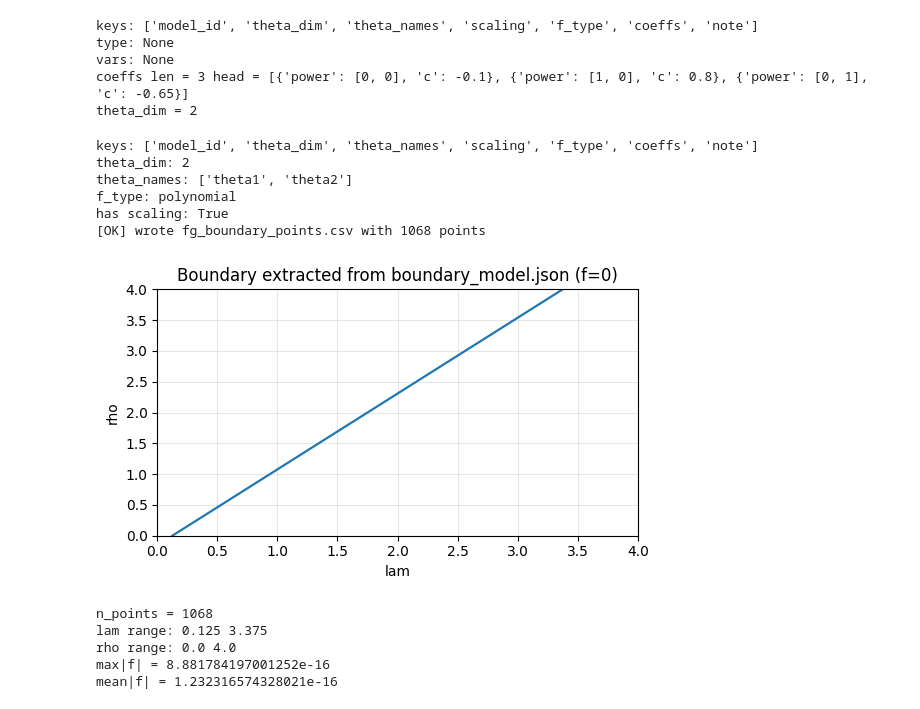
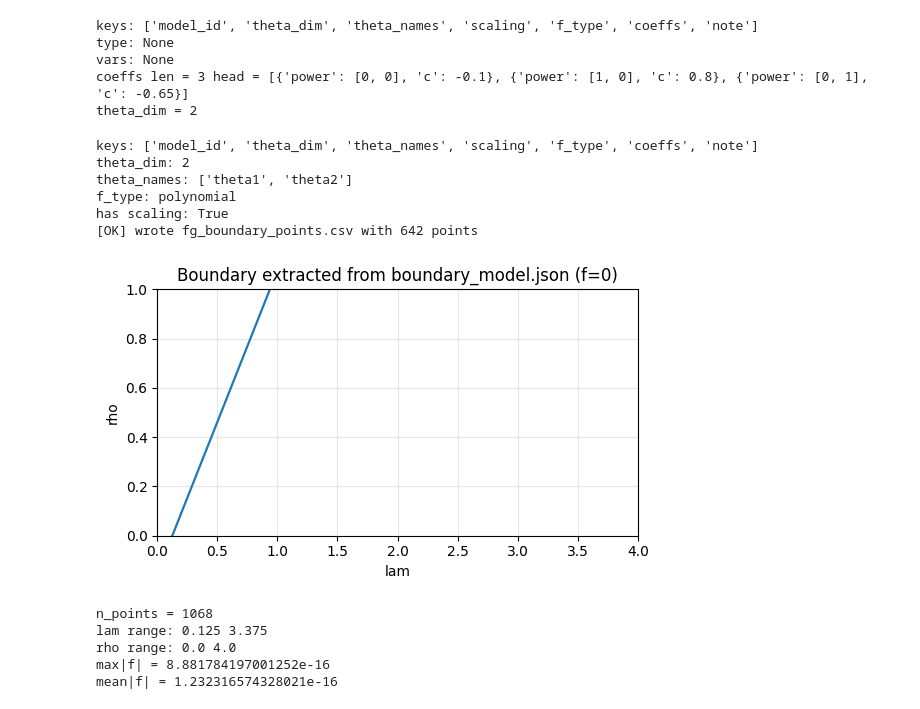
Before and after one commit to MacKumachin/Clifford-FBSM-SignalControl, a Jupyter notebook: Untitled53.ipynb, the cells around one changed output. Drawn from its saved outputs; the diff is of its cells as text; code cells hidden in the pictures.

```diff
--- a/Untitled53.ipynb
+++ b/Untitled53.ipynb
@@ -569,7 +569,7 @@ def f_eval(lam, rho):
 # (C) extract contour f=0 -> boundary points CSV
 # ----------------------------
 LAM_MIN, LAM_MAX = 0.0, 4.0
-RHO_MIN, RHO_MAX = 0.0, 4.0
+RHO_MIN, RHO_MAX = 0.0, 1.0
 N_LAM, N_RHO = 700, 500
 
 lam = np.linspace(LAM_MIN, LAM_MAX, N_LAM)
@@ -603,35 +603,35 @@ elif hasattr(cs, "collections") and len(getattr(cs, "collections", [])) > 0:
 
 # 3) fallback: some versions expose artists
 elif hasattr(cs, "artists") and len(getattr(cs, "artists", [])) > 0:
     segs = [p.vertices for p in cs.artists[0].get_paths() if p.vertices is not None]
 
 if not segs:
     raise RuntimeError("No f=0 contour segments were extracted (API/degenerate contour).")
 
 # longest segment = main boundary
 verts = max(segs, key=lambda a: a.shape[0])
 
 out = pd.DataFrame({"lam": verts[:,0], "rho": verts[:,1]})
 out.to_csv("fg_boundary_points.csv", index=False)
 print("[OK] wrote fg_boundary_points.csv with", len(out), "points")
 
 
 # quick preview
 plt.figure(figsize=(6.2,3.2))
 plt.plot(out["lam"], out["rho"], "-", lw=1.6)
 plt.xlim(LAM_MIN, LAM_MAX); plt.ylim(RHO_MIN, RHO_MAX)
 plt.xlabel("lam"); plt.ylabel("rho")
 plt.title("Boundary extracted from boundary_model.json (f=0)")
 plt.grid(True, alpha=0.3)
 plt.show()
 # %% [output]
 keys: ['model_id', 'theta_dim', 'theta_names', 'scaling', 'f_type', 'coeffs', 'note']
 theta_dim: 2
 theta_names: ['theta1', 'theta2']
 f_type: polynomial
 has scaling: True
-[OK] wrote fg_boundary_points.csv with 1068 points
+[OK] wrote fg_boundary_points.csv with 642 points
-[figure, old version]
+[figure, new version]
 # %%
 import numpy as np, pandas as pd, matplotlib.pyplot as plt
 
```
Also changed, not shown: parts of 16 cells of this notebook.
